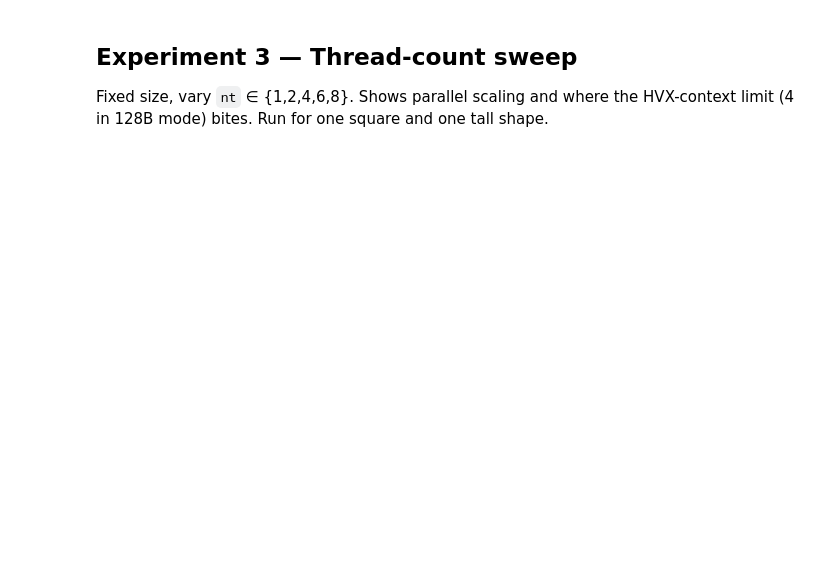
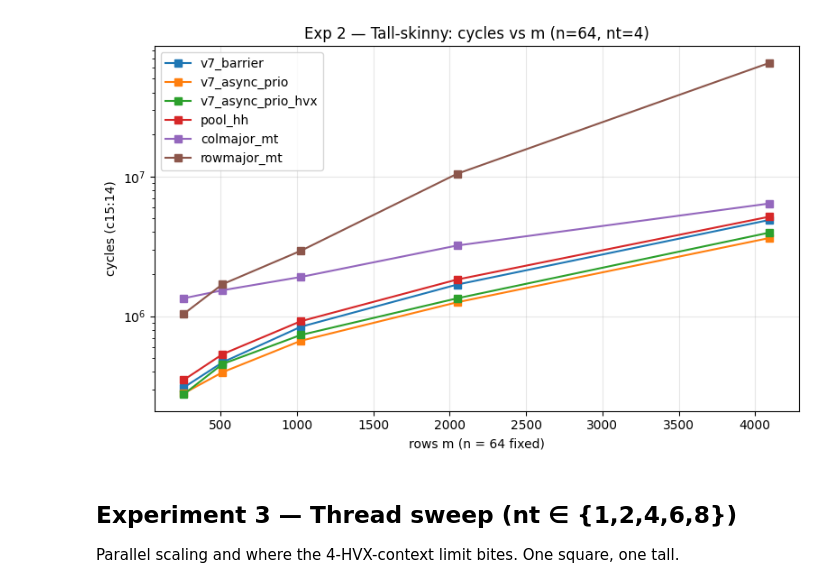
Before and after one commit to vishnuDvardhan/QR_factorisation, a Jupyter notebook: qr_experiments_v2.ipynb, the cells around one changed output. Saved outputs shown, nothing was run; the diff lists cells and outputs as text; code cells hidden in the pictures; blank space fills up the shorter version.

```diff
--- a/qr_experiments_v2.ipynb
+++ b/qr_experiments_v2.ipynb
@@ -203,8 +190,6 @@ each step — the regime where async_prio's pivot-overlap pays off most.
 # %%
 
-EXP2_M = [256, 512, 1024, 2048]       # n fixed = 64
-exp2_cfgs = [(m, 64, 4) for m in EXP2_M]
-print("=== Exp 2: tall-skinny sweep (n=64, nt=4) ===")
-df2 = sweep(exp2_cfgs)
-df2.to_csv(os.path.join(RESULTS_DIR, "exp2_tall.csv"), index=False)
+EXP2 = [(m, 64, 4) for m in [256, 512, 1024, 2048, 4096]]
+print("=== Exp 2: tall-skinny sweep ===", flush=True)
+df2 = sweep(EXP2)
 df2[["variant","m","n","nt","cycles","status"]]
@@ -211,16 +231,17 @@ df2[["variant","m","n","nt","cycles","status"]]
 # %%
 
 plt.figure(figsize=(8,5))
-for var in VARIANTS:
-    d = df2[(df2.variant==var) & df2.cycles.notna()].sort_values("m")
-    if len(d): plt.plot(d.m, d.cycles, marker="s", label=var)
-plt.xlabel("rows m (n=64 fixed)"); plt.ylabel("cycles (c15:14)")
+for v in VARIANTS:
+    d = df2[(df2.variant==v) & df2.cycles.notna()].sort_values("m")
+    if len(d): plt.plot(d.m, d.cycles, marker="s", label=v)
+plt.xlabel("rows m (n = 64 fixed)"); plt.ylabel("cycles (c15:14)"); plt.yscale("log")
 plt.title("Exp 2 — Tall-skinny: cycles vs m (n=64, nt=4)")
-plt.legend(); plt.grid(True, alpha=.3); plt.yscale("log")
-plt.tight_layout(); plt.savefig(os.path.join(RESULTS_DIR,"exp2_tall.png"), dpi=120); plt.show()
+plt.legend(); plt.grid(True, alpha=.3); plt.tight_layout()
+plt.savefig(os.path.join(RESULTS,"exp2_tall.png"), dpi=120); plt.show()
+# %% [output]
+[figure, added]
 # %% [markdown]
-## Experiment 3 — Thread-count sweep
-Fixed size, vary `nt` ∈ {1,2,4,6,8}. Shows parallel scaling and where the
-HVX-context limit (4 in 128B mode) bites. Run for one square and one tall shape.
+## Experiment 3 — Thread sweep  (nt ∈ {1,2,4,6,8})
+Parallel scaling and where the 4-HVX-context limit bites. One square, one tall.
 # %%
 
```
Also changed, not shown: parts of 17 cells of this notebook, 3 other files.
